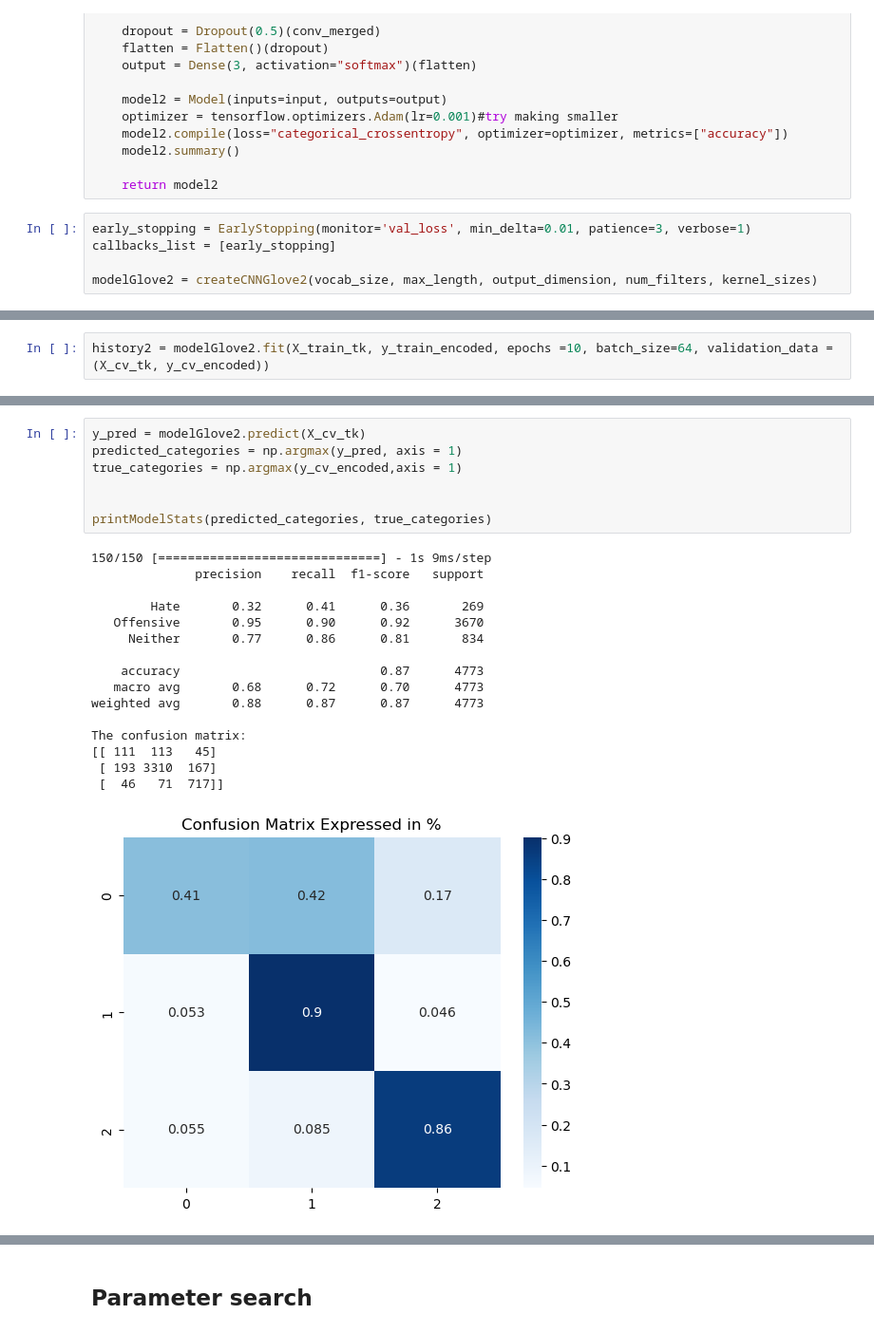
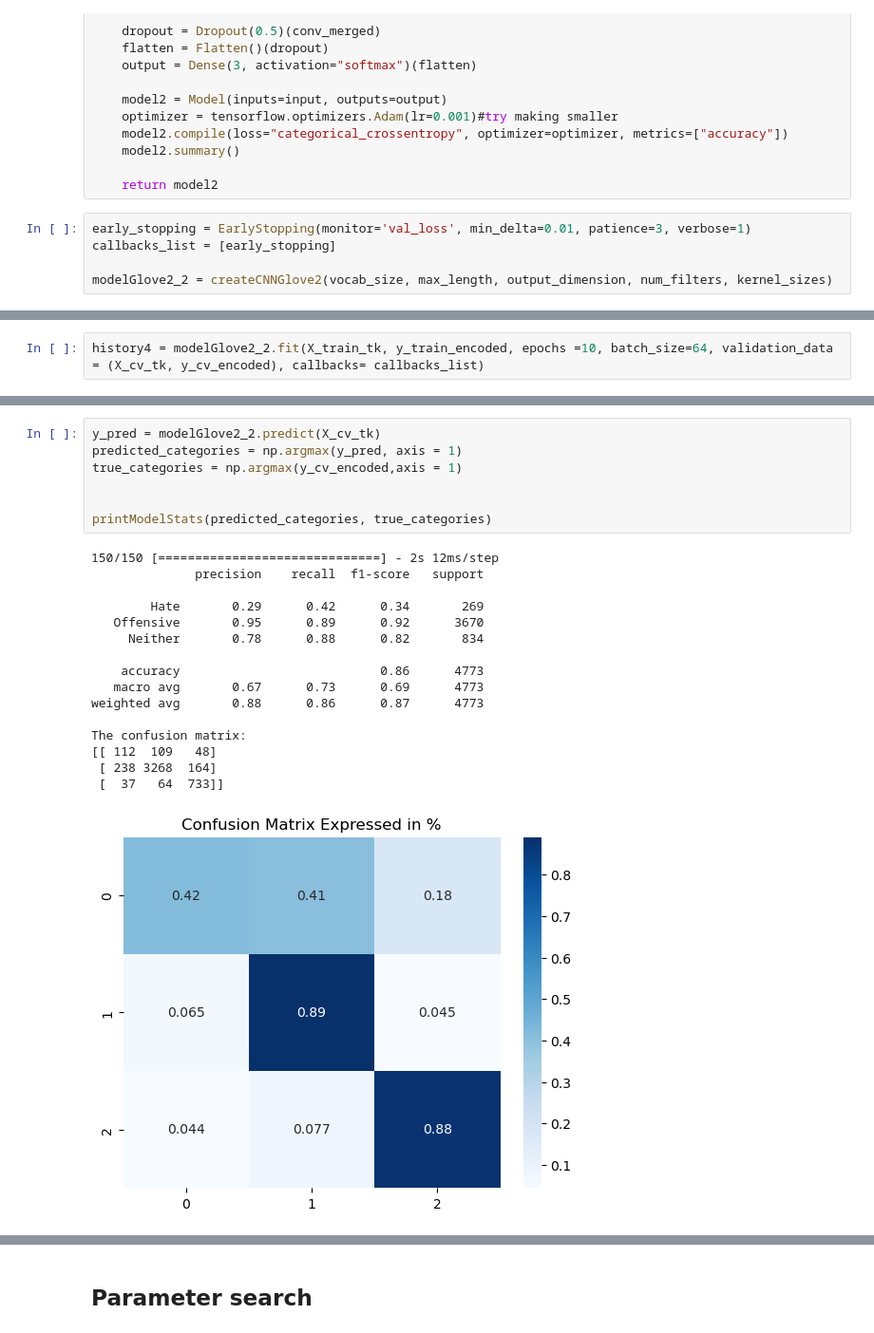
Before and after one commit to Disquietudee/Recognising-hate-speech-on-twitter-vs-offensive-language, a Jupyter notebook: CNN.ipynb, the cells around one changed output, grey strips where cells are left out. Shown at 95% size. Drawn from its saved outputs; the diff is of its cells as text.

```diff
--- a/CNN.ipynb
+++ b/CNN.ipynb
@@ -1010,6 +1106,6 @@ def createCNNGlove2(vocab_size, max_length, output_dimension, num_filters, kerne
 early_stopping = EarlyStopping(monitor='val_loss', min_delta=0.01, patience=3, verbose=1)
 callbacks_list = [early_stopping]
 
-modelGlove2 = createCNNGlove2(vocab_size, max_length, output_dimension, num_filters, kernel_sizes)
+modelGlove2_2 = createCNNGlove2(vocab_size, max_length, output_dimension, num_filters, kernel_sizes)
 # %% [output]
 WARNING:absl:`lr` is deprecated in Keras optimizer, please use `learning_rate` or use the legacy optimizer, e.g.,tf.keras.optimizers.legacy.Adam.
@@ -1031,6 +1127,6 @@ Trainable params: 1756403 (6.70 MB)
 Non-trainable params: 0 (0.00 Byte)
 __________________________________________________________________________________________________
 # %%
-history2 = modelGlove2.fit(X_train_tk, y_train_encoded, epochs =10, batch_size=64, validation_data = (X_cv_tk, y_cv_encoded))
+history4 = modelGlove2_2.fit(X_train_tk, y_train_encoded, epochs =10, batch_size=64, validation_data = (X_cv_tk, y_cv_encoded), callbacks= callbacks_list)
 # %% [output]
 Epoch 1/10
@@ -1076,24 +1170,24 @@ plotAccuracyCurves(history2)
 # %%
-y_pred = modelGlove2.predict(X_cv_tk)
+y_pred = modelGlove2_2.predict(X_cv_tk)
 predicted_categories = np.argmax(y_pred, axis = 1)
 true_categories = np.argmax(y_cv_encoded,axis = 1)
 
 
 printModelStats(predicted_categories, true_categories)
 # %% [output]
-150/150 [==============================] - 1s 9ms/step
+150/150 [==============================] - 2s 12ms/step
               precision    recall  f1-score   support
 
-        Hate       0.32      0.41      0.36       269
-   Offensive       0.95      0.90      0.92      3670
-     Neither       0.77      0.86      0.81       834
+        Hate       0.29      0.42      0.34       269
+   Offensive       0.95      0.89      0.92      3670
+     Neither       0.78      0.88      0.82       834
 
-    accuracy                           0.87      4773
-   macro avg       0.68      0.72      0.70      4773
-weighted avg       0.88      0.87      0.87      4773
+    accuracy                           0.86      4773
+   macro avg       0.67      0.73      0.69      4773
+weighted avg       0.88      0.86      0.87      4773
 
 The confusion matrix:
-[[ 111  113   45]
- [ 193 3310  167]
- [  46   71  717]]
+[[ 112  109   48]
+ [ 238 3268  164]
+ [  37   64  733]]
-[figure, old version]
+[figure, new version]
```
Also changed, not shown: parts of 30 cells of this notebook, 1 other file.
